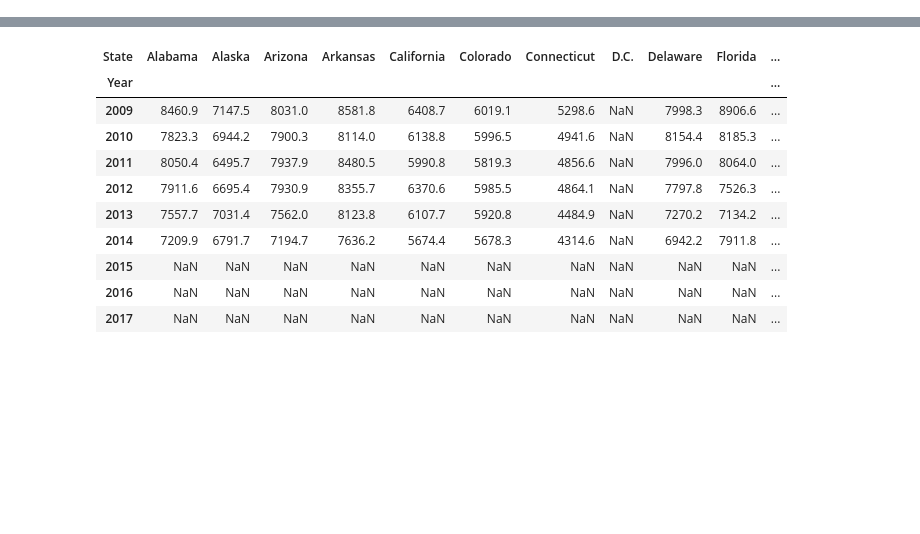
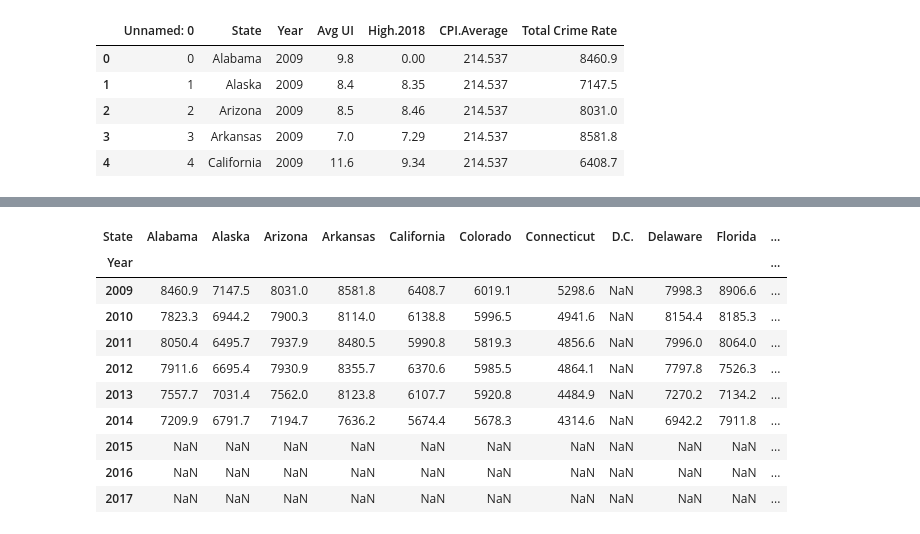
Before and after one commit to SnehaKellogg/Project1_Group5, a Jupyter notebook: Mappingcrossdata.ipynb, the cells around one changed output, grey strips where cells are left out. Cells and saved outputs as stored; diff of their text form; code cells hidden in the pictures; blank space fills up the shorter version.

```diff
--- a/Mappingcrossdata.ipynb
+++ b/Mappingcrossdata.ipynb
@@ -11,3 +12,11 @@ import matplotlib.pyplot as plt
 # %%
 # import cleaned merged data
 data = pd.read_csv("Resources/data.csv")
+data.head()
+# %% [output]
+|  | Unnamed: 0 | State | Year | Avg UI | High.2018 | CPI.Average | Total Crime Rate |
+| 0 | 0 | Alabama | 2009 | 9.8 | 0.00 | 214.537 | 8460.9 |
+| 1 | 1 | Alaska | 2009 | 8.4 | 8.35 | 214.537 | 7147.5 |
+| 2 | 2 | Arizona | 2009 | 8.5 | 8.46 | 214.537 | 8031.0 |
+| 3 | 3 | Arkansas | 2009 | 7.0 | 7.29 | 214.537 | 8581.8 |
+| 4 | 4 | California | 2009 | 11.6 | 9.34 | 214.537 | 6408.7 |
```
Also changed, not shown: parts of 3 cells of this notebook, 1 other file.
